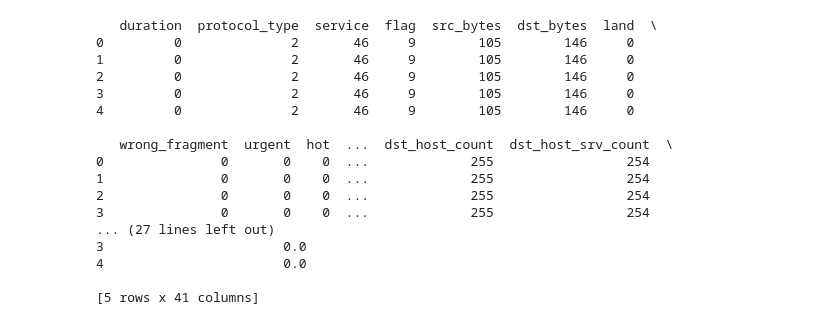
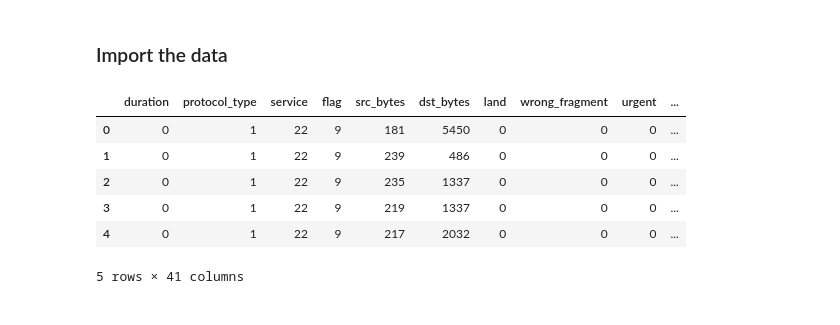
Before and after one commit to Latoszz/network-anomaly-prediction, a Jupyter notebook: src/notebooks/clustering_testing.ipynb, the cells around one changed output. Cells and saved outputs as stored; diff of their text form; code cells hidden in the pictures.

```diff
--- a/src/notebooks/clustering_testing.ipynb
+++ b/src/notebooks/clustering_testing.ipynb
@@ -8,31 +11,26 @@ from sklearn.metrics import silhouette_score
 import pandas as pd
 from pathlib import Path
 import matplotlib.pyplot as plt
+# %% [markdown]
+### Import the data
+# %%
+data_dir = Path("../data")
+silver_dir = data_dir / "silver"
 # %%
-data_dir = Path("../data")
-silver_dir = data_dir / "bronze"
-df = pd.read_csv(silver_dir / "kddcup_testdata_unlabeled_10_percent.csv")
+labeled_train_data = pd.read_csv(silver_dir / "train_data.csv")
 
 for col in ['protocol_type', 'service', 'flag']:
     le = LabelEncoder()
-    df[col] = le.fit_transform(df[col])
+    labeled_train_data[col] = le.fit_transform(labeled_train_data[col])
 
-print(df.head())
+train_data = labeled_train_data.drop(columns=['attack_type'])
+
+display(train_data.head())
 # %% [output]
+|  | duration | protocol_type | service | flag | src_bytes | dst_bytes | land | wrong_fragment | urgent | ... |
+| 0 | 0 | 1 | 22 | 9 | 181 | 5450 | 0 | 0 | 0 | ... |
+| 1 | 0 | 1 | 22 | 9 | 239 | 486 | 0 | 0 | 0 | ... |
+| 2 | 0 | 1 | 22 | 9 | 235 | 1337 | 0 | 0 | 0 | ... |
+| 3 | 0 | 1 | 22 | 9 | 219 | 1337 | 0 | 0 | 0 | ... |
+| 4 | 0 | 1 | 22 | 9 | 217 | 2032 | 0 | 0 | 0 | ... |
-   duration  protocol_type  service  flag  src_bytes  dst_bytes  land  \
-0         0              2       46     9        105        146     0
-1         0              2       46     9        105        146     0
-2         0              2       46     9        105        146     0
-3         0              2       46     9        105        146     0
-4         0              2       46     9        105        146     0
-
-   wrong_fragment  urgent  hot  ...  dst_host_count  dst_host_srv_count  \
-0               0       0    0  ...             255                 254
-1               0       0    0  ...             255                 254
-2               0       0    0  ...             255                 254
-3               0       0    0  ...             255                 254
-... (27 lines left out)
-3                       0.0
-4                       0.0
-
-[5 rows x 41 columns]
+5 rows × 41 columns
```
Also changed, not shown: parts of 13 cells of this notebook, 5 other files.
